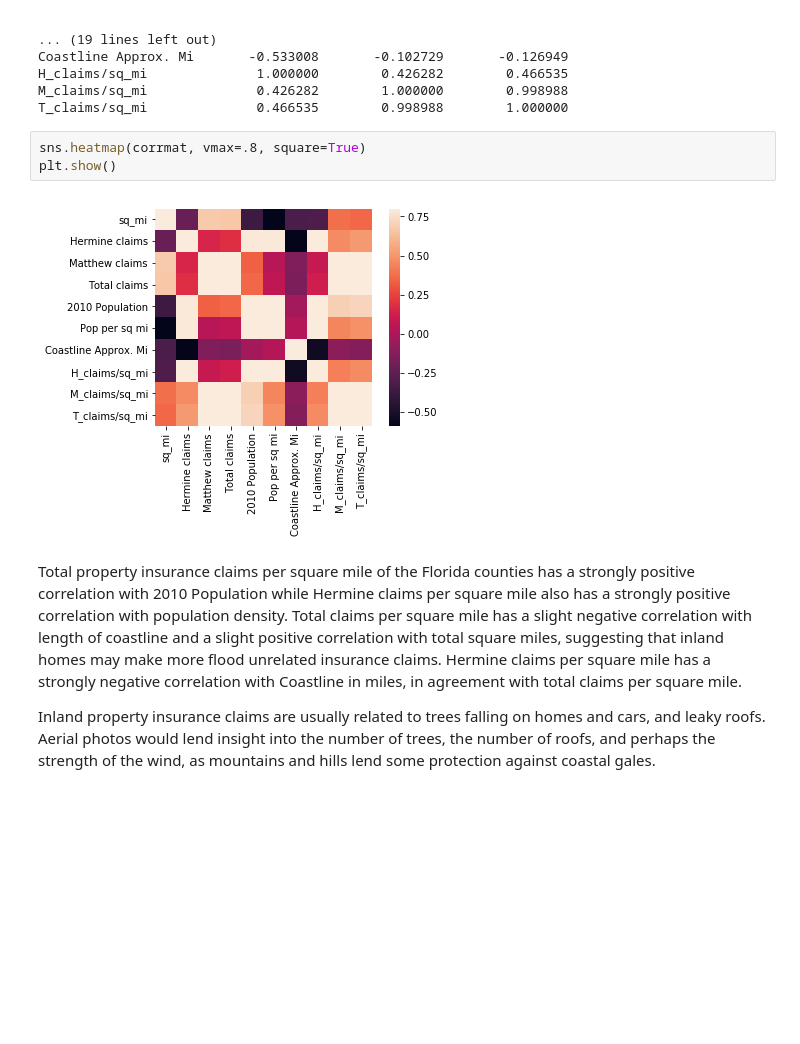
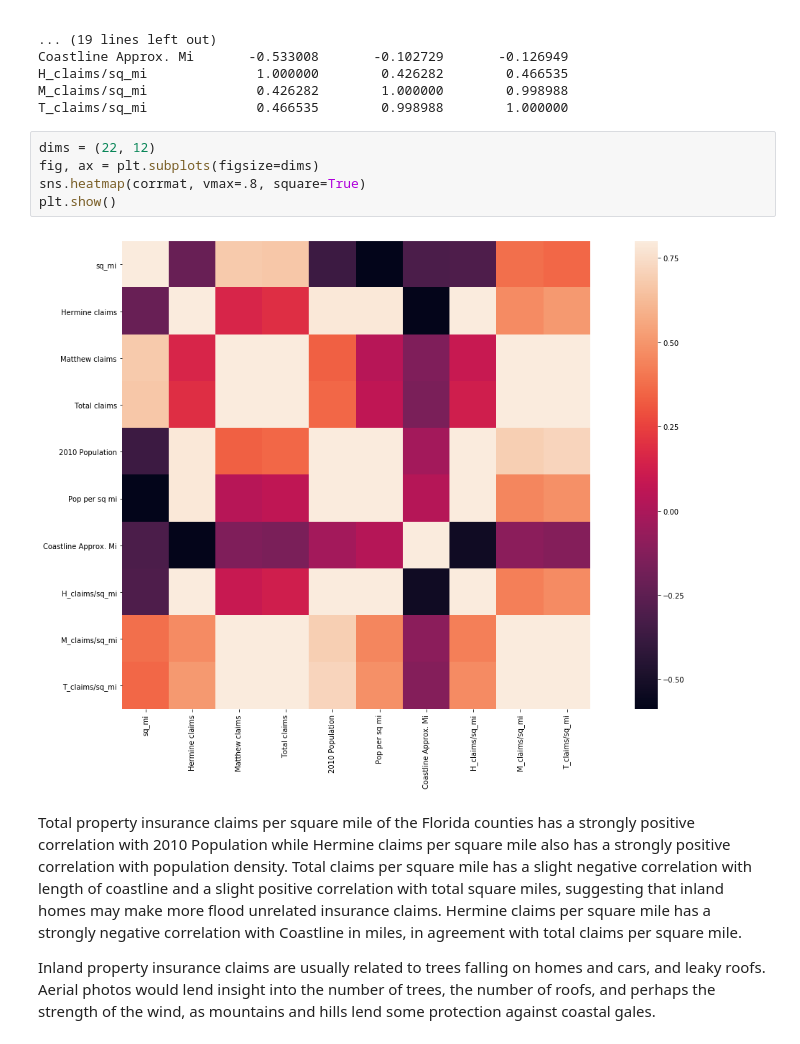
Before and after one commit to maymag/ds_projects, a Jupyter notebook: FL.ipynb, the cells around one changed output. Saved outputs shown, nothing was run; the diff lists cells and outputs as text; blank space fills up the shorter version.

```diff
--- a/FL.ipynb
+++ b/FL.ipynb
@@ -41,10 +43,12 @@ H_claims/sq_mi              1.000000        0.426282        0.466535
 M_claims/sq_mi              0.426282        1.000000        0.998988
 T_claims/sq_mi              0.466535        0.998988        1.000000
 # %%
+dims = (22, 12)
+fig, ax = plt.subplots(figsize=dims)
 sns.heatmap(corrmat, vmax=.8, square=True)
 plt.show()
 # %% [output]
-[figure, old version]
+[figure, new version]
 # %% [markdown]
 Total property insurance claims per square mile of the Florida counties has a strongly positive correlation with 2010 Population while Hermine claims per square mile also has a strongly positive correlation with population density.
 Total claims per square mile has a slight negative correlation with length of coastline and a slight positive correlation with total square miles, suggesting that inland homes may make more flood unrelated insurance claims.
```
Also changed, not shown: parts of 4 cells of this notebook.
